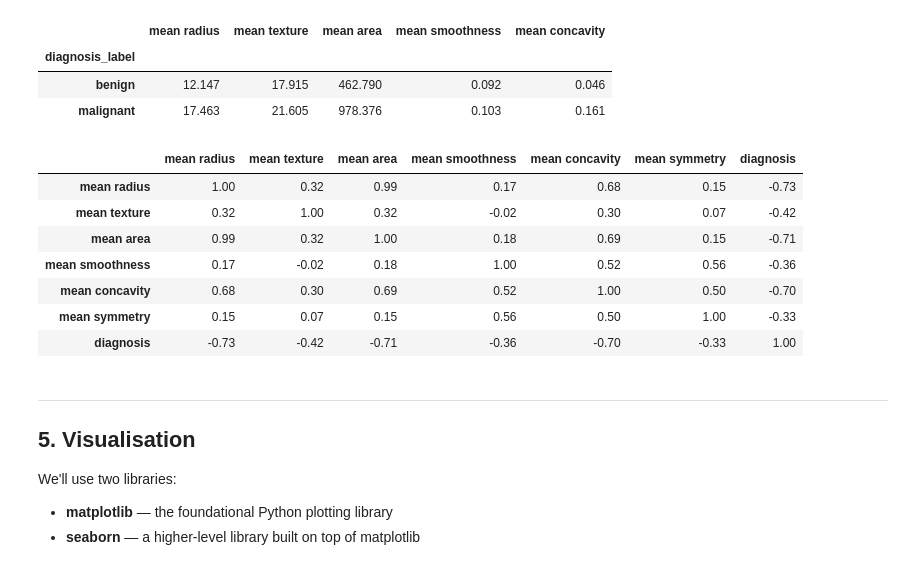
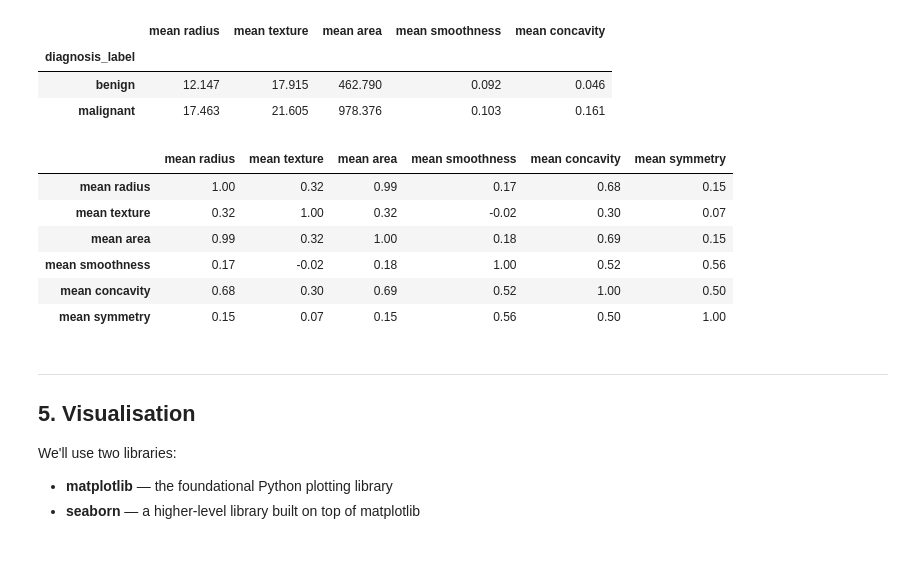
Before and after one commit to konkalaitzidis/2026-05-07-python-workshop, a Jupyter notebook: python_workshop.ipynb, the cells around one changed output. Saved outputs shown, nothing was run; the diff lists cells and outputs as text; code cells hidden in the pictures.

```diff
--- a/python_workshop.ipynb
+++ b/python_workshop.ipynb
@@ -349,19 +359,18 @@ Mean feature values by diagnosis:
 # %%
 # Correlation matrix — which features move together?
 selected = ['mean radius', 'mean texture', 'mean area',
-            'mean smoothness', 'mean concavity', 'mean symmetry', 'diagnosis']
+            'mean smoothness', 'mean concavity', 'mean symmetry']
 
 corr_matrix = df[selected].corr().round(2)
 corr_matrix
 # %% [output]
-|  | mean radius | mean texture | mean area | mean smoothness | mean concavity | mean symmetry | diagnosis |
-| mean radius | 1.00 | 0.32 | 0.99 | 0.17 | 0.68 | 0.15 | -0.73 |
-| mean texture | 0.32 | 1.00 | 0.32 | -0.02 | 0.30 | 0.07 | -0.42 |
-| mean area | 0.99 | 0.32 | 1.00 | 0.18 | 0.69 | 0.15 | -0.71 |
-| mean smoothness | 0.17 | -0.02 | 0.18 | 1.00 | 0.52 | 0.56 | -0.36 |
-| mean concavity | 0.68 | 0.30 | 0.69 | 0.52 | 1.00 | 0.50 | -0.70 |
-| mean symmetry | 0.15 | 0.07 | 0.15 | 0.56 | 0.50 | 1.00 | -0.33 |
-| diagnosis | -0.73 | -0.42 | -0.71 | -0.36 | -0.70 | -0.33 | 1.00 |
+|  | mean radius | mean texture | mean area | mean smoothness | mean concavity | mean symmetry |
+| mean radius | 1.00 | 0.32 | 0.99 | 0.17 | 0.68 | 0.15 |
+| mean texture | 0.32 | 1.00 | 0.32 | -0.02 | 0.30 | 0.07 |
+| mean area | 0.99 | 0.32 | 1.00 | 0.18 | 0.69 | 0.15 |
+| mean smoothness | 0.17 | -0.02 | 0.18 | 1.00 | 0.52 | 0.56 |
+| mean concavity | 0.68 | 0.30 | 0.69 | 0.52 | 1.00 | 0.50 |
+| mean symmetry | 0.15 | 0.07 | 0.15 | 0.56 | 0.50 | 1.00 |
 # %% [markdown]
 ---
 ## 5. Visualisation
```
Also changed, not shown: parts of 8 cells of this notebook.
